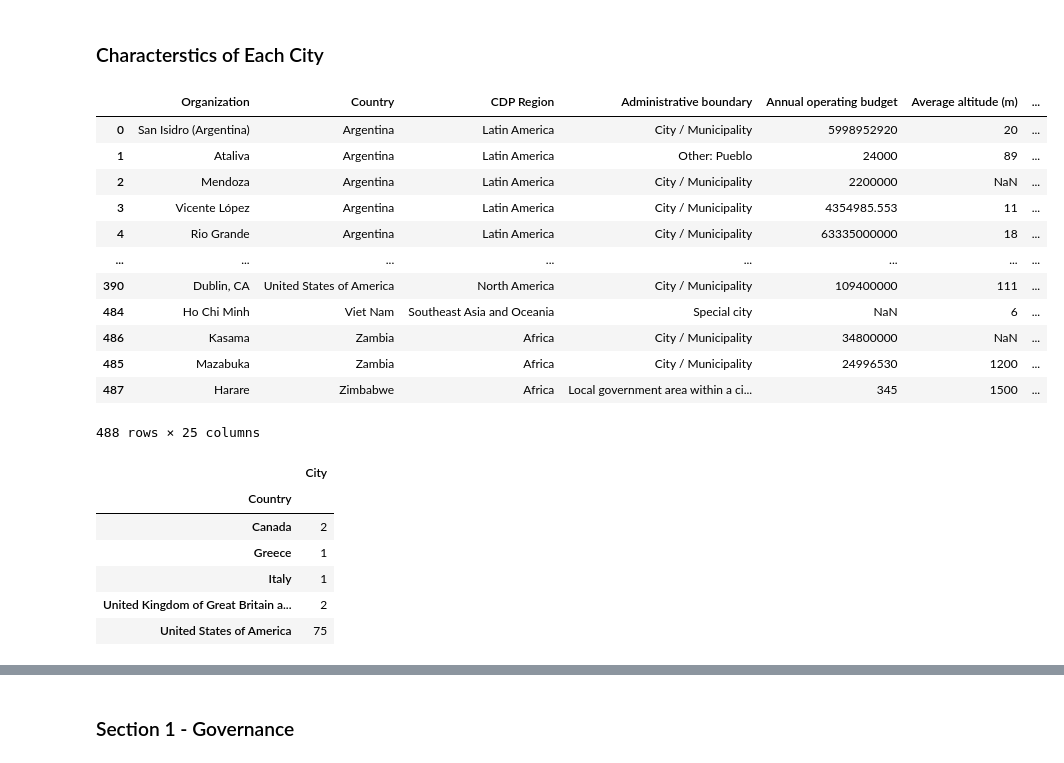
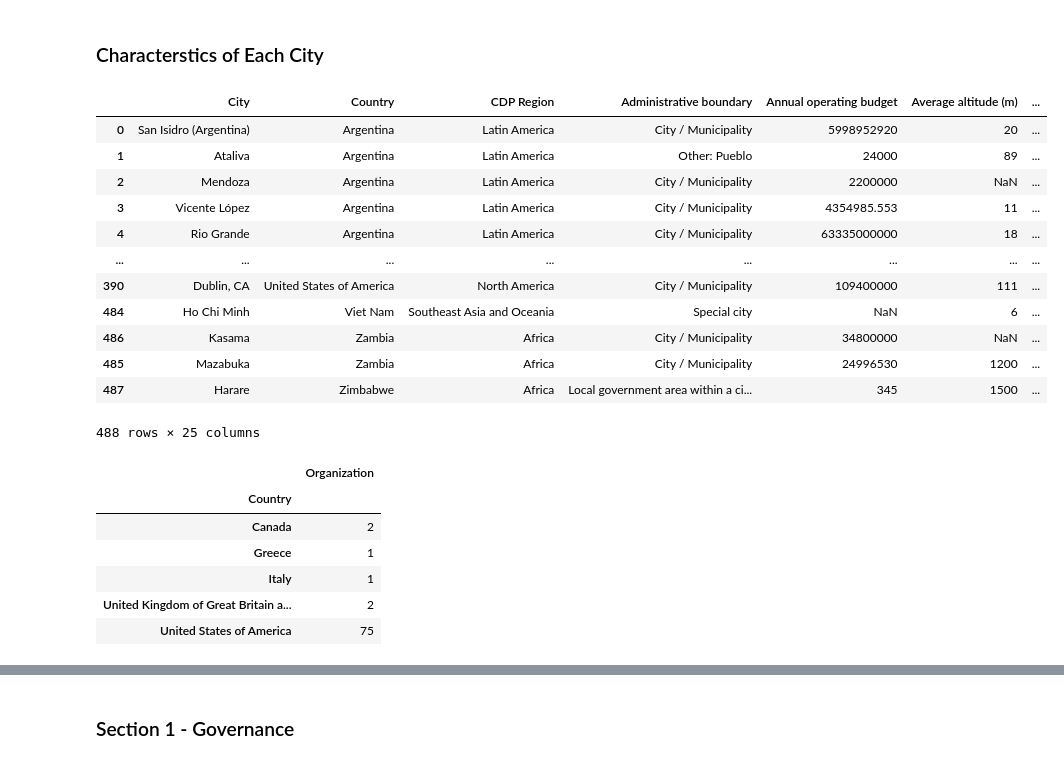
Before and after one commit to jenni4j/Climate_Dreamer_Pros, a Jupyter notebook: cities.ipynb, the cells around one changed output, grey strips where cells are left out. Drawn from its saved outputs; the diff is of its cells as text; code cells hidden in the pictures.

```diff
--- a/cities.ipynb
+++ b/cities.ipynb
@@ -42,3 +32,5 @@ See the caveats in the documentation: https://pandas.pydata.org/pandas-docs/stab
 cities_df_clean = pd.merge(cities_df,city_names_df,how='left',on='Account Number')
 cities_df_clean['Organization'] = cities_df_clean['City']
 cities_df_clean.drop(labels='City', axis="columns", inplace=True)
+cities_df_clean = cities_df_clean.rename(columns={'Organization':'City'})
+cities_df_clean.head()
@@ -95,14 +67,14 @@ uscities_df.head(30)
 # %%
 intro_questions = ('0.1','0.3','0.5','0.6','0.7','0.8')
 
-intro_df = cities_df_clean[(cities_df_clean['Question Number'].isin(intro_questions))][['Organization','Column Name','Response Answer']]
-intro_df = intro_df.pivot(index='Organization', columns='Column Name', values='Response Answer')
+intro_df = cities_df_clean[(cities_df_clean['Question Number'].isin(intro_questions))][['City','Column Name','Response Answer']]
+intro_df = intro_df.pivot(index='City', columns='Column Name', values='Response Answer')
 
-cities_desc_df = cities_df_clean[(cities_df_clean['Question Number'] == '0.1') & (cities_df_clean['Column Number'] == 1)].sort_values('Country')[['Organization','Country','CDP Region']]
+cities_desc_df = cities_df_clean[(cities_df_clean['Question Number'] == '0.1') & (cities_df_clean['Column Number'] == 1)].sort_values('Country')[['City','Country','CDP Region']]
 
-pd.merge(cities_desc_df,intro_df,how='left',on='Organization').sort_values('Country')
+pd.merge(cities_desc_df,intro_df,how='left',on='City').sort_values('Country')
 # %% [output]
-|  | Organization | Country | CDP Region | Administrative boundary | Annual operating budget | Average altitude (m) | ... |
+|  | City | Country | CDP Region | Administrative boundary | Annual operating budget | Average altitude (m) | ... |
 | 0 | San Isidro (Argentina) | Argentina | Latin America | City / Municipality | 5998952920 | 20 | ... |
 | 1 | Ataliva | Argentina | Latin America | Other: Pueblo | 24000 | 89 | ... |
 | 2 | Mendoza | Argentina | Latin America | City / Municipality | 2200000 | NaN | ... |
@@ -122,11 +90,13 @@ cities_desc_df = cities_desc_df.rename(columns={'Organization':'City','Response
 # %%
 #count number of cities by country
-cities_desc_df[['City','Country']].groupby('Country').count().sort_values('City',ascending=False).head(20)
+cities_desc_df[['Organization','Country']].groupby('Country').count().sort_values('Organization',ascending=False).head(20)
 
 #see which cities are in the census data
-cities_desc_df[cities_desc_df['City'].isin(census_df.PlaceName.unique().tolist())][['City','Country']].groupby('Country').count()
+cities_desc_df[cities_desc_df['Organization'].isin(census_df.PlaceName.unique().tolist())][['Organization','Country']].groupby('Country').count()
+
+#see which cities are in the social vulnerability data -> see lower cell b/c have to match counties with cities first
 # %% [output]
-|  | City |
+|  | Organization |
 | Country |  |
 | Canada | 2 |
 | Greece | 1 |
```
Also changed, not shown: parts of 40 cells of this notebook.
